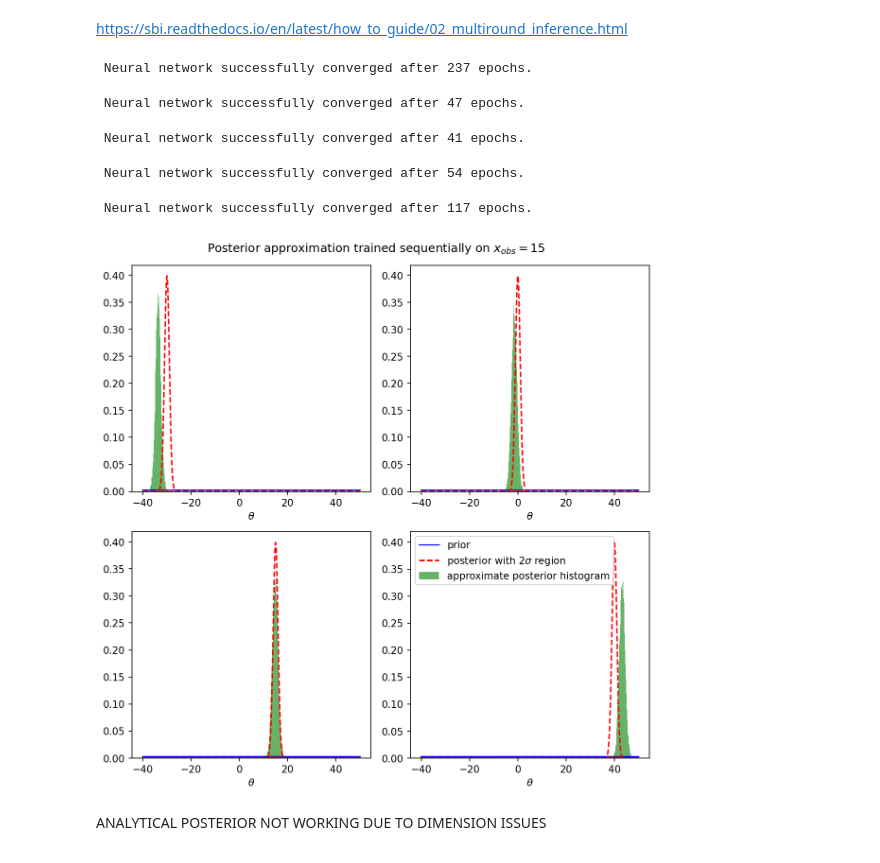
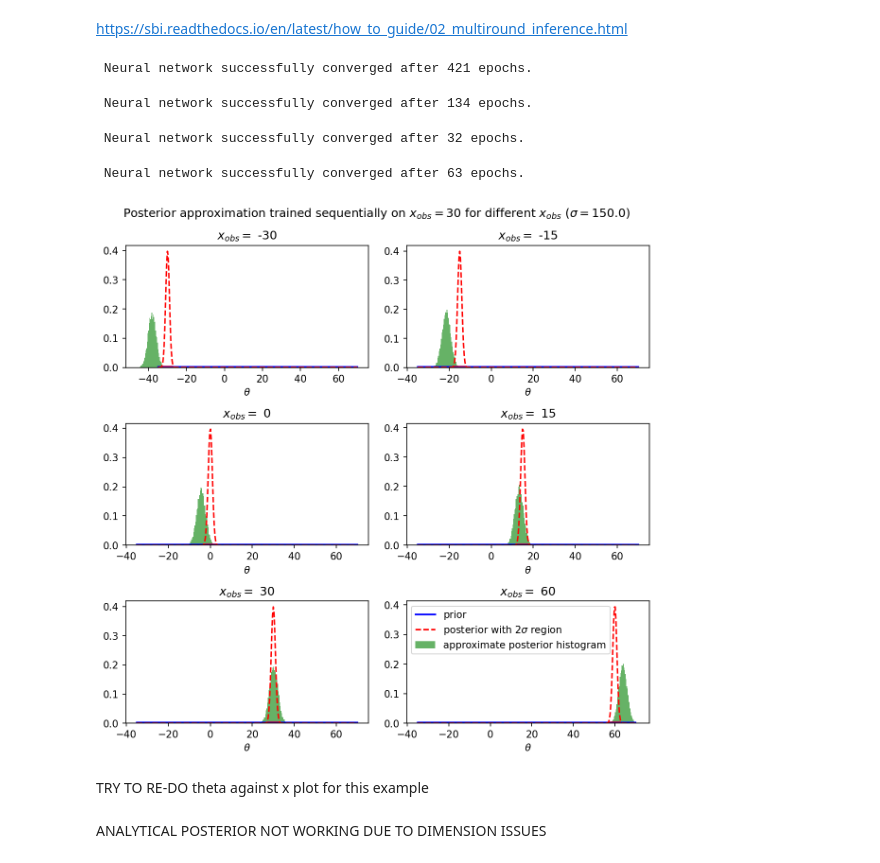
Before and after one commit to kaisamaroo/SBC-SBI, a Jupyter notebook: notebooks/toy_examples/norm_norm_diffuse_1d/npe_a.ipynb, the cells around one changed output. Cells and saved outputs as stored; diff of their text form; code cells hidden in the pictures.

```diff
--- a/notebooks/toy_examples/norm_norm_diffuse_1d/npe_a.ipynb
+++ b/notebooks/toy_examples/norm_norm_diffuse_1d/npe_a.ipynb
@@ -104,9 +105,9 @@ array([<Axes: title={'center': 'Histogram'}, xlabel='Rank', ylabel='Density'>,
 # %% [markdown]
 https://sbi.readthedocs.io/en/latest/how_to_guide/02_multiround_inference.html
 # %%
-num_sequential_rounds = 5
-num_simulations_per_round = 20000
-x_observed = 15
+num_sequential_rounds = 4
+num_simulations_per_round = 5000
+x_observed = 30
 
 inference = NPE_A(prior, num_components=1)
 proposal = prior
@@ -123,24 +124,25 @@ for r in range(num_sequential_rounds):
         posterior_sequential = inference.build_posterior().set_default_x(x_observed)
         proposal = posterior_sequential
 # %% [output]
- Neural network successfully converged after 237 epochs.
+ Neural network successfully converged after 421 epochs.
- Neural network successfully converged after 47 epochs.
+ Neural network successfully converged after 134 epochs.
- Neural network successfully converged after 41 epochs.
+ Neural network successfully converged after 32 epochs.
- Neural network successfully converged after 54 epochs.
+ Neural network successfully converged after 63 epochs.
- Neural network successfully converged after 117 epochs.
 # %%
-x_list = [-30,0,15,40]
+x_observed_values = [-30, -15, 0 , 15, 30, 60]
 
 approximate_post_samples = []
-for x in x_list:
+for x in x_observed_values:
     approximate_post_samples.append(posterior_sequential.sample((10000, ), x=x, show_progress_bars=False))
 # %%
 from src.examples.norm_norm_diffuse_1d import plot_approximate_posterior_hist
-theta_range = torch.linspace(-40,50,1000)
-title=r"Posterior approximation trained sequentially on $x_{obs} = $" + f"{x_observed}"
-plot_approximate_posterior_hist(approximate_post_samples, prior_pdf, posterior_pdf, theta_range, x_observed=x_list, sigma=sigma, title=title)
+theta_range = torch.linspace(-35,70,300).view(-1,1)
+title=r"Posterior approximation trained sequentially on $x_{obs} = $" + f"{x_observed} for different " + r"$x_{obs}$" + r" ($\sigma = $" + f"{sigma})"
+plot_approximate_posterior_hist(approximate_post_samples, prior_pdf, posterior_pdf, theta_range, x_observed=x_observed_values, sigma=sigma, title=title)
 # %% [output]
-[figure, old version]
+[figure, new version]
+# %% [markdown]
+ TRY TO RE-DO theta against x plot for this example
 # %% [markdown]
 ANALYTICAL POSTERIOR NOT WORKING DUE TO DIMENSION ISSUES
 # %%
```
Also changed, not shown: parts of 11 cells of this notebook, 15 other files.
